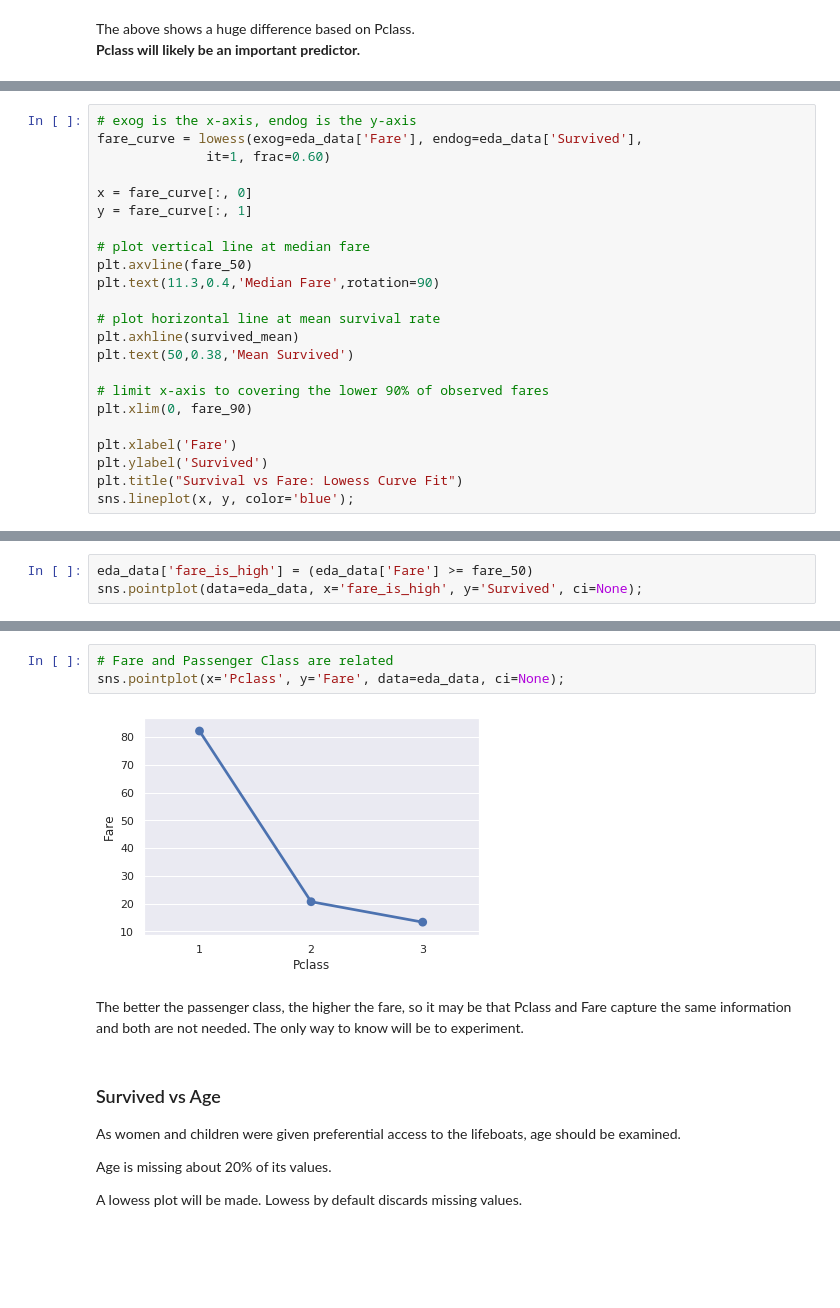
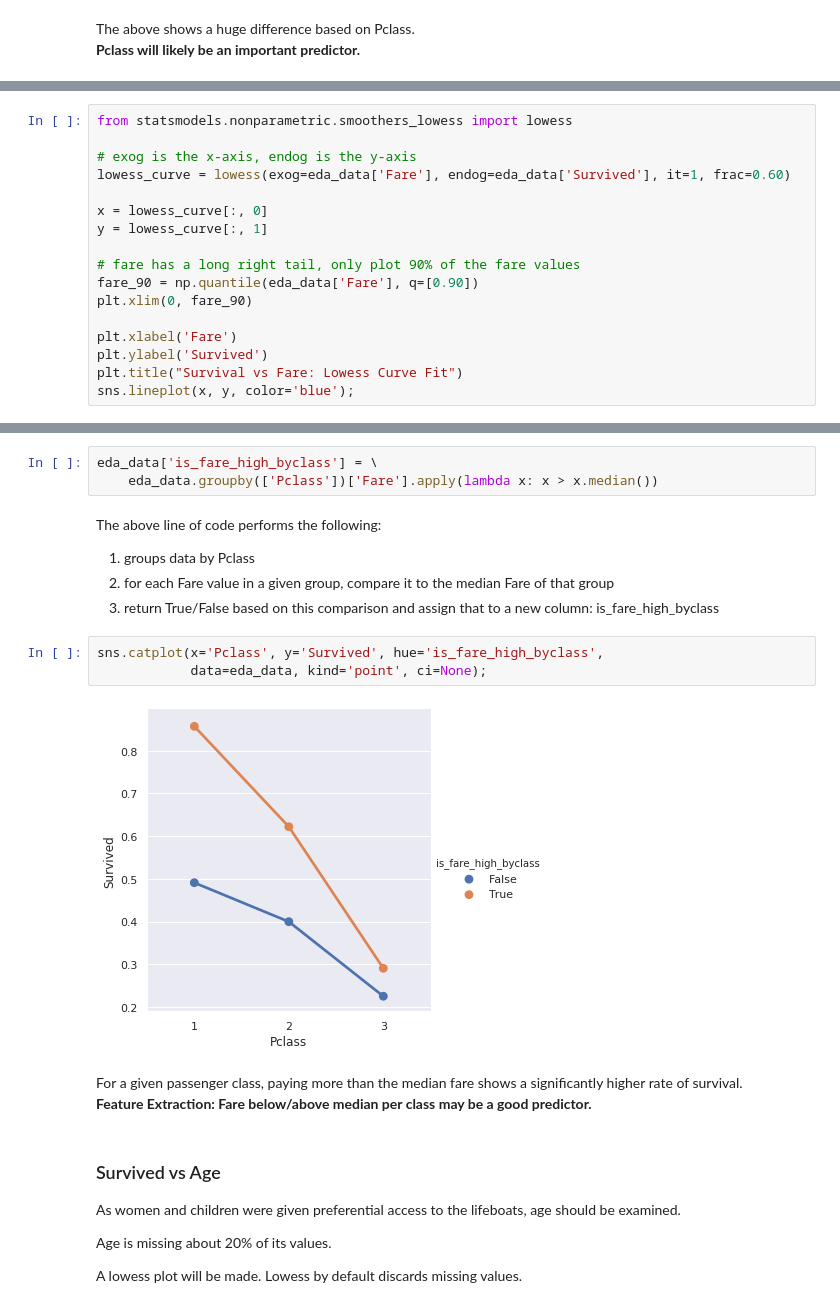
Before and after one commit to sdiehl28/Scikit-Learn-Workflow, a Jupyter notebook: projects/titanic/TitanicN02.ipynb, the cells around one changed output, grey strips where cells are left out. Saved outputs shown, nothing was run; the diff lists cells and outputs as text; blank space fills up the shorter version.

```diff
--- a/projects/titanic/TitanicN02.ipynb
+++ b/projects/titanic/TitanicN02.ipynb
@@ -180,20 +192,14 @@ fare_50, fare_90 = np.quantile(eda_data['Fare'], q=[0.50, 0.90])
 # %%
+from statsmodels.nonparametric.smoothers_lowess import lowess
+
 # exog is the x-axis, endog is the y-axis
-fare_curve = lowess(exog=eda_data['Fare'], endog=eda_data['Survived'],
-              it=1, frac=0.60)
+lowess_curve = lowess(exog=eda_data['Fare'], endog=eda_data['Survived'], it=1, frac=0.60)
 
-x = fare_curve[:, 0]
-y = fare_curve[:, 1]
+x = lowess_curve[:, 0]
+y = lowess_curve[:, 1]
 
-# plot vertical line at median fare
-plt.axvline(fare_50)
-plt.text(11.3,0.4,'Median Fare',rotation=90)
-
-# plot horizontal line at mean survival rate
-plt.axhline(survived_mean)
-plt.text(50,0.38,'Mean Survived')
-
-# limit x-axis to covering the lower 90% of observed fares
+# fare has a long right tail, only plot 90% of the fare values
+fare_90 = np.quantile(eda_data['Fare'], q=[0.90])
 plt.xlim(0, fare_90)
 
 plt.xlabel('Fare')
@@ -211,3 +210,0 @@ LogisticRegression is a fairly simple estimator, so extracting features may be h
-# %%
-eda_data['fare_is_high'] = (eda_data['Fare'] >= fare_50)
-sns.pointplot(data=eda_data, x='fare_is_high', y='Survived', ci=None);
@@ -218,10 +220,19 @@ Fare above median value more than doubles the chance of survival.
+# %%
+eda_data['is_fare_high_byclass'] = \
+    eda_data.groupby(['Pclass'])['Fare'].apply(lambda x: x > x.median())
+# %% [markdown]
+The above line of code performs the following:
+1. groups data by Pclass
+2. for each Fare value in a given group, compare it to the median Fare of that group
+3. return True/False based on this comparison and assign that to a new column: is_fare_high_byclass
 # %%
-# Fare and Passenger Class are related
-sns.pointplot(x='Pclass', y='Fare', data=eda_data, ci=None);
+sns.catplot(x='Pclass', y='Survived', hue='is_fare_high_byclass',
+            data=eda_data, kind='point', ci=None);
 # %% [output]
-[figure, old version]
+[figure, new version]
-# %% [markdown]
-The better the passenger class, the higher the fare, so it may be that Pclass and Fare capture the same information and both are not needed.  The only way to know will be to experiment.
+# %% [markdown]
+For a given passenger class, paying more than the median fare shows a significantly higher rate of survival.
+**Feature Extraction: Fare below/above median per class may be a good predictor.**
 # %% [markdown]
 ### Survived vs Age
 As women and children were given preferential access to the lifeboats, age should be examined.
```
Also changed, not shown: parts of 31 cells of this notebook, 6 other files.
